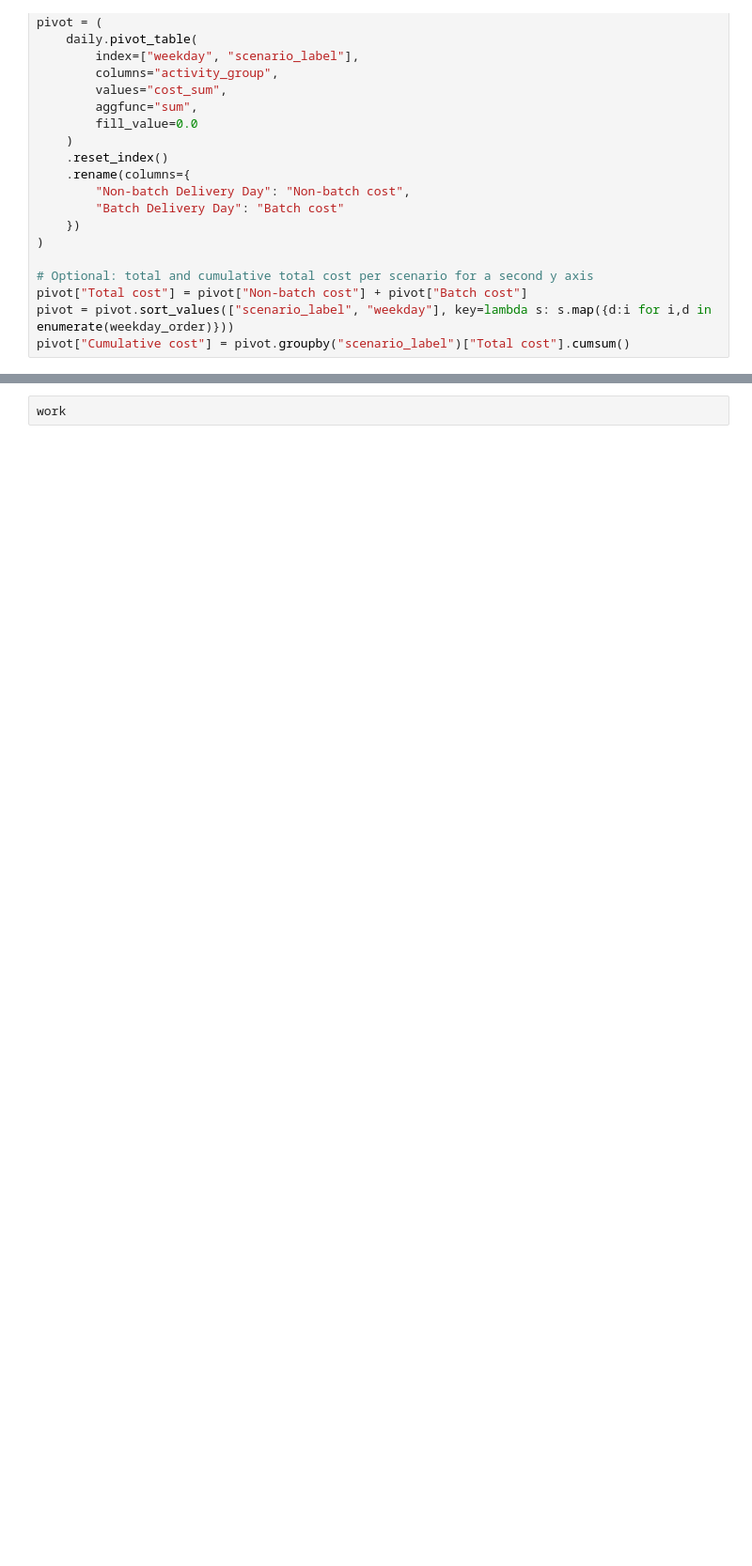
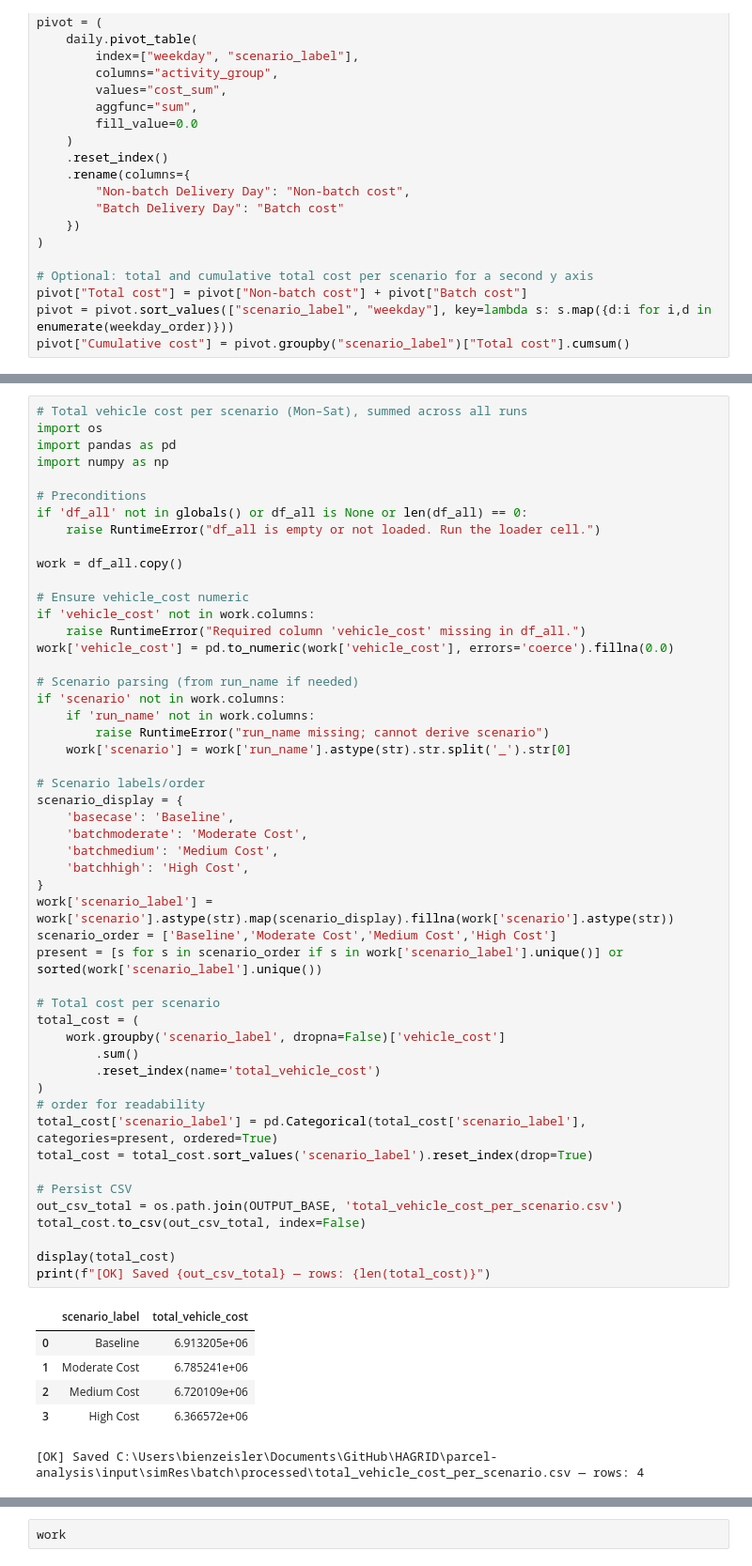
Before and after one commit to TUBS-IVS/HAGRID, a Jupyter notebook: parcel-analysis/result-analysis-batch-costs.ipynb, the cells around one changed output, grey strips where cells are left out. Shown at 94% size. Drawn from its saved outputs; the diff is of its cells as text; blank space fills up the shorter version.

```diff
--- a/parcel-analysis/result-analysis-batch-costs.ipynb
+++ b/parcel-analysis/result-analysis-batch-costs.ipynb
@@ -713,3 +765,60 @@ plt.show()
+# %%
+# Total vehicle cost per scenario (Mon–Sat), summed across all runs
+import os
+import pandas as pd
+import numpy as np
+
+# Preconditions
+if 'df_all' not in globals() or df_all is None or len(df_all) == 0:
+    raise RuntimeError("df_all is empty or not loaded. Run the loader cell.")
+
+work = df_all.copy()
+
+# Ensure vehicle_cost numeric
+if 'vehicle_cost' not in work.columns:
+    raise RuntimeError("Required column 'vehicle_cost' missing in df_all.")
+work['vehicle_cost'] = pd.to_numeric(work['vehicle_cost'], errors='coerce').fillna(0.0)
+
+# Scenario parsing (from run_name if needed)
+if 'scenario' not in work.columns:
+    if 'run_name' not in work.columns:
+        raise RuntimeError("run_name missing; cannot derive scenario")
+    work['scenario'] = work['run_name'].astype(str).str.split('_').str[0]
+
+# Scenario labels/order
+scenario_display = {
+    'basecase': 'Baseline',
+    'batchmoderate': 'Moderate Cost',
+    'batchmedium': 'Medium Cost',
+    'batchhigh': 'High Cost',
+}
+work['scenario_label'] = work['scenario'].astype(str).map(scenario_display).fillna(work['scenario'].astype(str))
+scenario_order = ['Baseline','Moderate Cost','Medium Cost','High Cost']
+present = [s for s in scenario_order if s in work['scenario_label'].unique()] or sorted(work['scenario_label'].unique())
+
+# Total cost per scenario
+total_cost = (
+    work.groupby('scenario_label', dropna=False)['vehicle_cost']
+        .sum()
+        .reset_index(name='total_vehicle_cost')
+)
+# order for readability
+total_cost['scenario_label'] = pd.Categorical(total_cost['scenario_label'], categories=present, ordered=True)
+total_cost = total_cost.sort_values('scenario_label').reset_index(drop=True)
+
+# Persist CSV
+out_csv_total = os.path.join(OUTPUT_BASE, 'total_vehicle_cost_per_scenario.csv')
+total_cost.to_csv(out_csv_total, index=False)
+
+display(total_cost)
+print(f"[OK] Saved {out_csv_total} — rows: {len(total_cost)}")
+# %% [output]
+|  | scenario_label | total_vehicle_cost |
+| 0 | Baseline | 6.913205e+06 |
+| 1 | Moderate Cost | 6.785241e+06 |
+| 2 | Medium Cost | 6.720109e+06 |
+| 3 | High Cost | 6.366572e+06 |
+[OK] Saved C:\Users\bienzeisler\Documents\GitHub\HAGRID\parcel-analysis\input\simRes\batch\processed\total_vehicle_cost_per_scenario.csv — rows: 4
 # %%
 # =============================================================================
 # Average Cost per Parcel by Weekday (Mon–Sat), paper-ready plot
```
Also changed, not shown: parts of 5 cells of this notebook, 6 other files.
